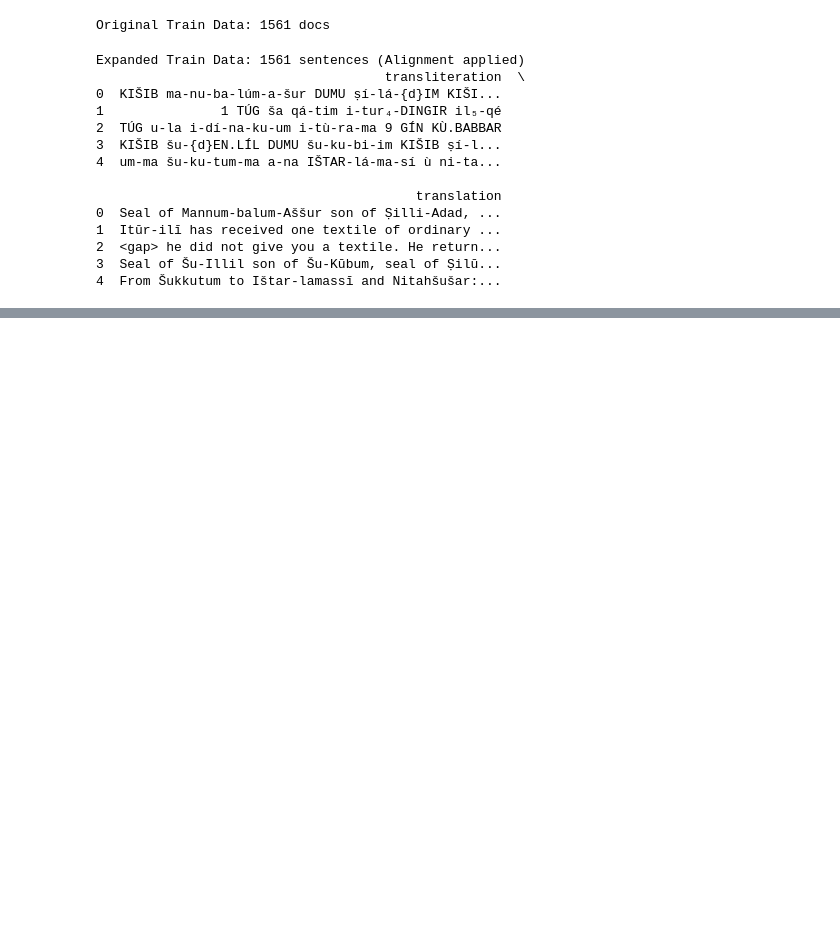
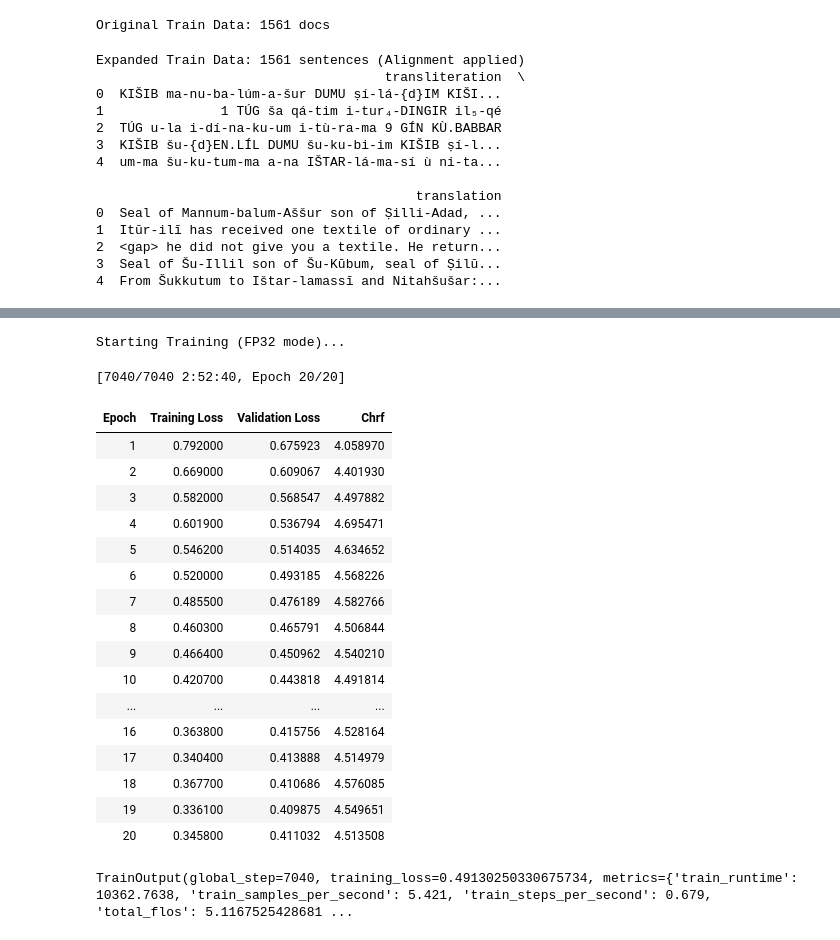
Before and after one commit to stevenharperja/Thesis, a Jupyter notebook: Research/TheProjectKaggle/dpc-similes-train.ipynb, the cells around one changed output, grey strips where cells are left out. Cells and saved outputs as stored; diff of their text form; code cells hidden in the pictures; blank space fills up the shorter version.

```diff
--- a/Research/TheProjectKaggle/dpc-similes-train.ipynb
+++ b/Research/TheProjectKaggle/dpc-similes-train.ipynb
@@ -231,3 +278,7 @@ Expanded Train Data: 1561 sentences (Alignment applied)
 2  <gap> he did not give you a textile. He return...
 3  Seal of Šu-Illil son of Šu-Kūbum, seal of Ṣilū...
 4  From Šukkutum to Ištar-lamassī and Nitahšušar:...
+# %%
+train_expanded = format_like_word2vec(train_expanded)
+print(f"Train Data after formatting: {len(train_expanded)} sentences (Formatted for Word2Vec)")
+print(train_expanded.head())
@@ -261,7 +337,7 @@ split_datasets = dataset.train_test_split(test_size=0.1, seed=42)
 # ==========================================
 # 3. Tokenization & preprocessing
 # ==========================================
-tokenizer = AutoTokenizer.from_pretrained(Config.MODEL_NAME, local_files_only=True)
+tokenizer = AutoTokenizer.from_pretrained(Config.MODEL_NAME)#, local_files_only=True)
 
 # Fix the corresponding section in dpc-starter-train.
 PREFIX = "translate Akkadian to English: "
@@ -284,7 +360,7 @@ tokenized_val = split_datasets["test"].map(preprocess_function, batched=True)
 # ==========================================
 gc.collect()
 torch.cuda.empty_cache()
-model = AutoModelForSeq2SeqLM.from_pretrained(Config.MODEL_NAME, local_files_only=True)
+model = AutoModelForSeq2SeqLM.from_pretrained(Config.MODEL_NAME)#, local_files_only=True)
 data_collator = DataCollatorForSeq2Seq(tokenizer, model=model)
 
 # Metric (chrF++ is part of the competition metric and measures character-level precision/overlap).
@@ -316,33 +392,54 @@ args = Seq2SeqTrainingArguments(
     save_strategy="epoch",
     learning_rate=Config.LEARNING_RATE,
 
     # === Key fixes ===
     fp16=False,                     # ★Set to False to prevent a NaN error (required).
     per_device_train_batch_size=4,  # ★fp32 uses more memory, so reduce the batch size (8 -> 4).
     per_device_eval_batch_size=4,
     gradient_accumulation_steps=2,  # ★To compensate, accumulate gradients to keep the effective batch size at 8.
     # ======================
 
     weight_decay=0.01,
     save_total_limit=2,
     num_train_epochs=Config.EPOCHS,
     predict_with_generate=True,
     logging_steps=10,               # Inspect logs in more detail.
     report_to="none"
 )
 
 trainer = Seq2SeqTrainer(
     model=model,
     args=args,
     train_dataset=tokenized_train,
     eval_dataset=tokenized_val,
     data_collator=data_collator,
     tokenizer=tokenizer,
     compute_metrics=compute_metrics
 )
 
 print("Starting Training (FP32 mode)...")
 trainer.train()
+# %% [output]
+Starting Training (FP32 mode)...
+[7040/7040 2:52:40, Epoch 20/20]
+| Epoch | Training Loss | Validation Loss | Chrf |
+| 1 | 0.792000 | 0.675923 | 4.058970 |
+| 2 | 0.669000 | 0.609067 | 4.401930 |
+| 3 | 0.582000 | 0.568547 | 4.497882 |
+| 4 | 0.601900 | 0.536794 | 4.695471 |
+| 5 | 0.546200 | 0.514035 | 4.634652 |
+| 6 | 0.520000 | 0.493185 | 4.568226 |
+| 7 | 0.485500 | 0.476189 | 4.582766 |
+| 8 | 0.460300 | 0.465791 | 4.506844 |
+| 9 | 0.466400 | 0.450962 | 4.540210 |
+| 10 | 0.420700 | 0.443818 | 4.491814 |
+| ... | ... | ... | ... |
+| 16 | 0.363800 | 0.415756 | 4.528164 |
+| 17 | 0.340400 | 0.413888 | 4.514979 |
+| 18 | 0.367700 | 0.410686 | 4.576085 |
+| 19 | 0.336100 | 0.409875 | 4.549651 |
+| 20 | 0.345800 | 0.411032 | 4.513508 |
+TrainOutput(global_step=7040, training_loss=0.49130250330675734, metrics={'train_runtime': 10362.7638, 'train_samples_per_second': 5.421, 'train_steps_per_second': 0.679, 'total_flos': 5.1167525428681 ...
 # %%
 # --- Save Model ---
 # Important: the model saved here will be loaded in the next notebook.
```
Also changed, not shown: parts of 6 cells of this notebook.
